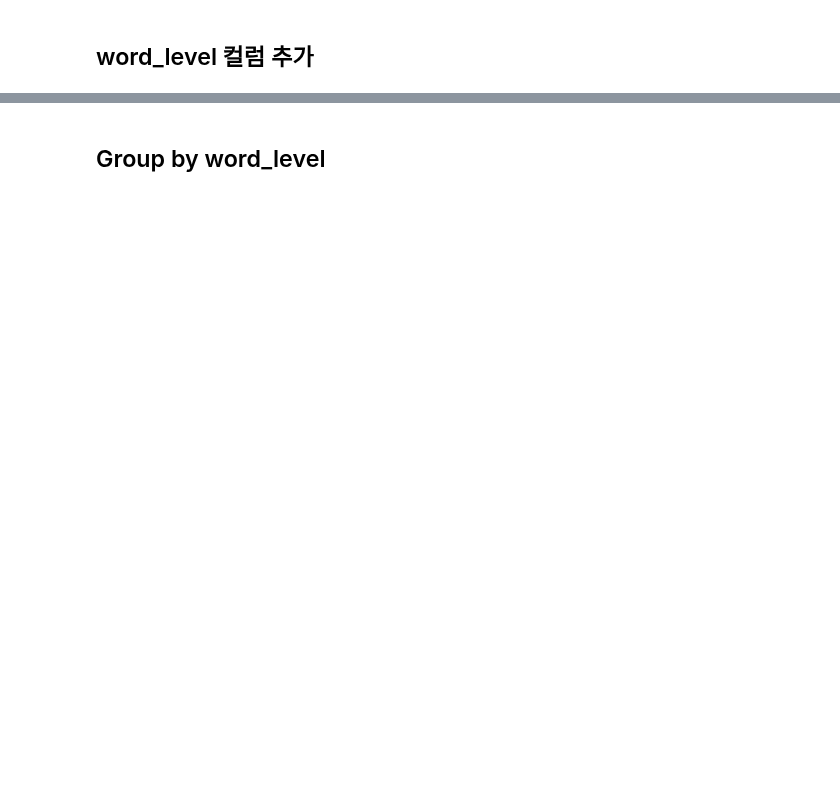
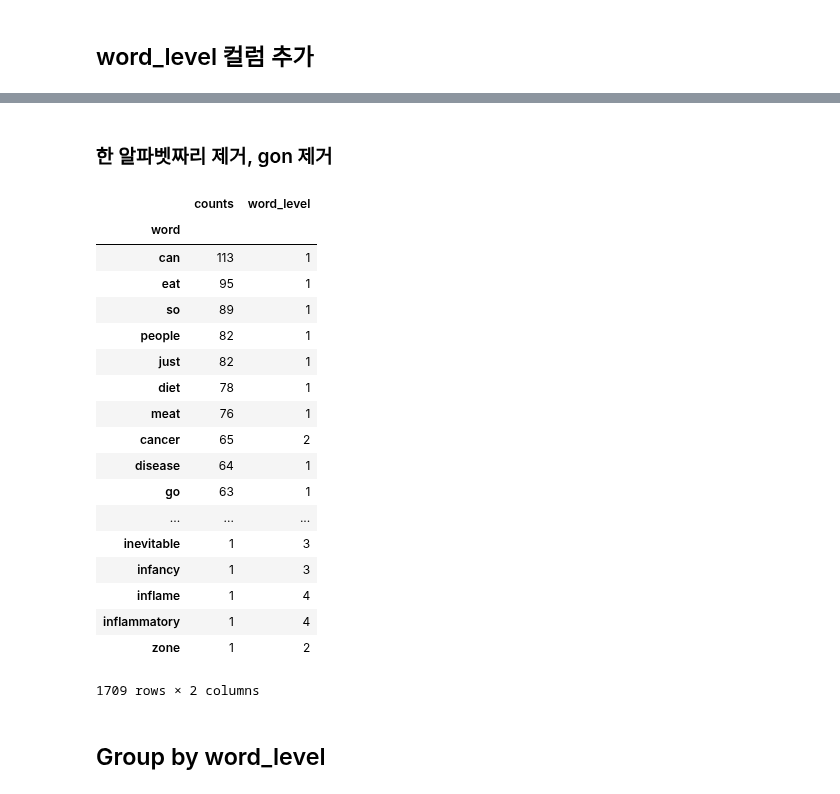
Before and after one commit to yuliepie/netflixschool, a Jupyter notebook: data_preprocessing/ipynb/all_scripts/00_word_level_counts.ipynb, the cells around one changed output, grey strips where cells are left out. Cells and saved outputs as stored; diff of their text form; code cells hidden in the pictures; blank space fills up the shorter version.

```diff
--- a/data_preprocessing/ipynb/all_scripts/00_word_level_counts.ipynb
+++ b/data_preprocessing/ipynb/all_scripts/00_word_level_counts.ipynb
@@ -211,3 +229,30 @@ counts_df_headed_joined
+# %% [markdown]
+### 한 알파벳짜리 제거, gon 제거
+# %%
+counts_df_headed_joined.drop('gon', inplace=True)
+counts_df_headed_joined.drop(counts_df_headed_joined[counts_df_headed_joined.index.str.len() < 2].index, inplace=True)
+
+counts_df_headed_joined
+# %% [output]
+|  | counts | word_level |
+| word |  |  |
+| can | 113 | 1 |
+| eat | 95 | 1 |
+| so | 89 | 1 |
+| people | 82 | 1 |
+| just | 82 | 1 |
+| diet | 78 | 1 |
+| meat | 76 | 1 |
+| cancer | 65 | 2 |
+| disease | 64 | 1 |
+| go | 63 | 1 |
+| ... | ... | ... |
+| inevitable | 1 | 3 |
+| infancy | 1 | 3 |
+| inflame | 1 | 4 |
+| inflammatory | 1 | 4 |
+| zone | 1 | 2 |
+1709 rows × 2 columns
 # %% [markdown]
 ## Group by word_level
 # %%
```
Also changed, not shown: parts of 8 cells of this notebook, 2 other files.
